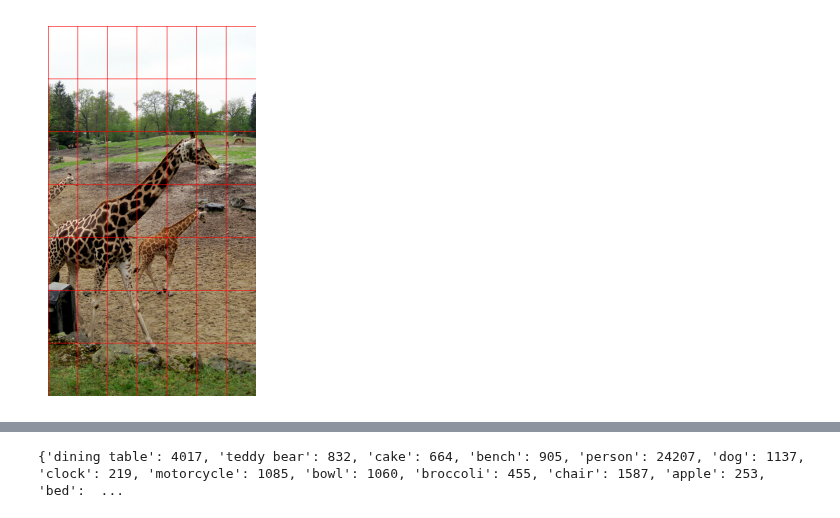
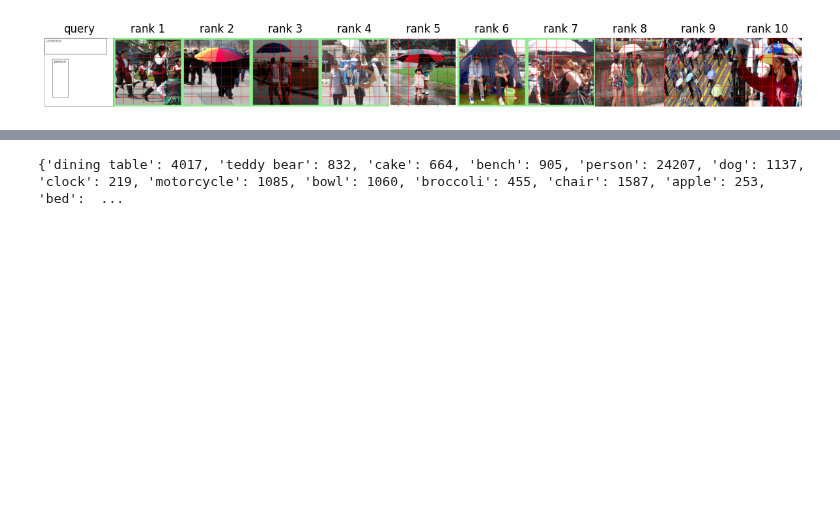
Before and after one commit to gyusik19/bbir, a Jupyter notebook: sandbox.ipynb, the cells around one changed output, grey strips where cells are left out. Drawn from its saved outputs; the diff is of its cells as text; code cells hidden in the pictures; blank space fills up the shorter version.

```diff
--- a/sandbox.ipynb
+++ b/sandbox.ipynb
@@ -13,10 +13,10 @@ transforms = transforms.Compose([
 from data_loader.data_loaders import CocoDataset, collate_fn
 from model.model import *
 
-BATCH_SIZE = 32
+BATCH_SIZE = 128
 seed = 42
 torch.manual_seed(seed)
-device = torch.device('cuda:0' if torch.cuda.is_available() else 'cpu')
+device = torch.device('cuda:1' if torch.cuda.is_available() else 'cpu')
 print(device)
 model = FeatureSynthesisModel(embed_dim=300)
 model = model.to(device)
@@ -141,0 +112,7 @@ query :  549930 person
+# %%
+from utils import BatchKNearestNeighbor
+
+nbrs = BatchKNearestNeighbor(batch_size=5000, device=device, mask=True)
+nbrs.fit(all_img_features.view(all_img_features.shape[0], -1).numpy())
+# %%
+indices, distances = nbrs.predict(query_features, k=10)
@@ -174,0 +202,2 @@ plt.imshow(grid)
+# %%
+coco.loadImgs(284743)[0]
@@ -175,22 +213,57 @@ plt.imshow(grid)
 # %%
 from PIL import Image, ImageDraw
 import matplotlib.pyplot as plt
-# img_path = f'./data/coco/val2017/images/000000{all_img_ids[indices[0][0]]:06}.jpg'
-img_path = f'./data/coco/val2017/images/000000221281.jpg'
 
-img = Image.open(img_path)
-draw = ImageDraw.Draw(img)
-width, height = img.size
-x_spacing = width / 7
-y_spacing = height / 7
-for i in range(8):
-    x = int(x_spacing * i)
-    draw.line([(x, 0), (x, height)], fill='red')
-for i in range(8):
-    y = int(y_spacing * i)
-    draw.line([(0, y), (width, y)], fill='red')
+# ranked_list = all_img_ids[indices[query_idx]]
+ranked_list = all_img_ids[indices[query_idx]]
+relevant_positions = [idx for idx, img in enumerate(ranked_list) if is_relevant(queries[query_idx], img, coco=coco)]
+# img_paths = [f'./data/coco/val2017/images/000000{all_img_ids[indices[query_idx][i]]:06}.jpg' for i in range(10)]
+img_paths = [f'./data/coco/val2017/images/000000{all_img_ids[indices[query_idx][i]]:06}.jpg' for i in range(10)]
 
-plt.imshow(img)
+# img_path = f'./data/coco/val2017/images/000000221281.jpg'
+print(query_ids[query_idx])
+
+TARGET_SIZE = (256, 256)  # Adjust as needed
+
+plt.figure(figsize=(15, 10))
+
+# Display the 'query' image in the first position
+plt.subplot(1, 11, 1) # for 1 row and 11 columns (1 query + 10 results)
+plt.imshow(grid)
 plt.axis('off')
+plt.title('query')
+
+# Loop through and display 10 result images
+for i in range(10):
+    plt.subplot(1, 11, i+2) # for 1 row and 11 columns
+    img = Image.open(img_paths[i])
+
+    # Resize the image to target size
+    img = img.resize(TARGET_SIZE, Image.LANCZOS)
+
+    draw = ImageDraw.Draw(img)
+    width, height = img.size
+    x_spacing = width / 7
+    y_spacing = height / 7
+
+    # Draw grid lines
+    for j in range(8):
+        x = int(x_spacing * j)
+        draw.line([(x, 0), (x, height)], fill='red')
+    for j in range(8):
+        y = int(y_spacing * j)
+        draw.line([(0, y), (width, y)], fill='red')
+
+    # Draw a light green border for relevant positions
+    if i in relevant_positions:
+        draw.rectangle([(0, 0), (width, height)], outline='lightgreen', width=7)
+
+    # Display the image
+    plt.imshow(img)
+    plt.axis('off')
+    # plt.title(f'rank {i+1}, img: {all_img_ids[indices[query_idx][i]]}, distance: {distances[query_idx][i]:.3f}')
+    plt.title(f'rank {i+1}')
+
+plt.subplots_adjust(wspace=0, hspace=0)
 plt.show()
 # %% [output]
@@ -197 +281 @@ plt.show()
-[figure, old version]
+[figure, new version]
```
Also changed, not shown: parts of 23 cells of this notebook, 5 other files.
